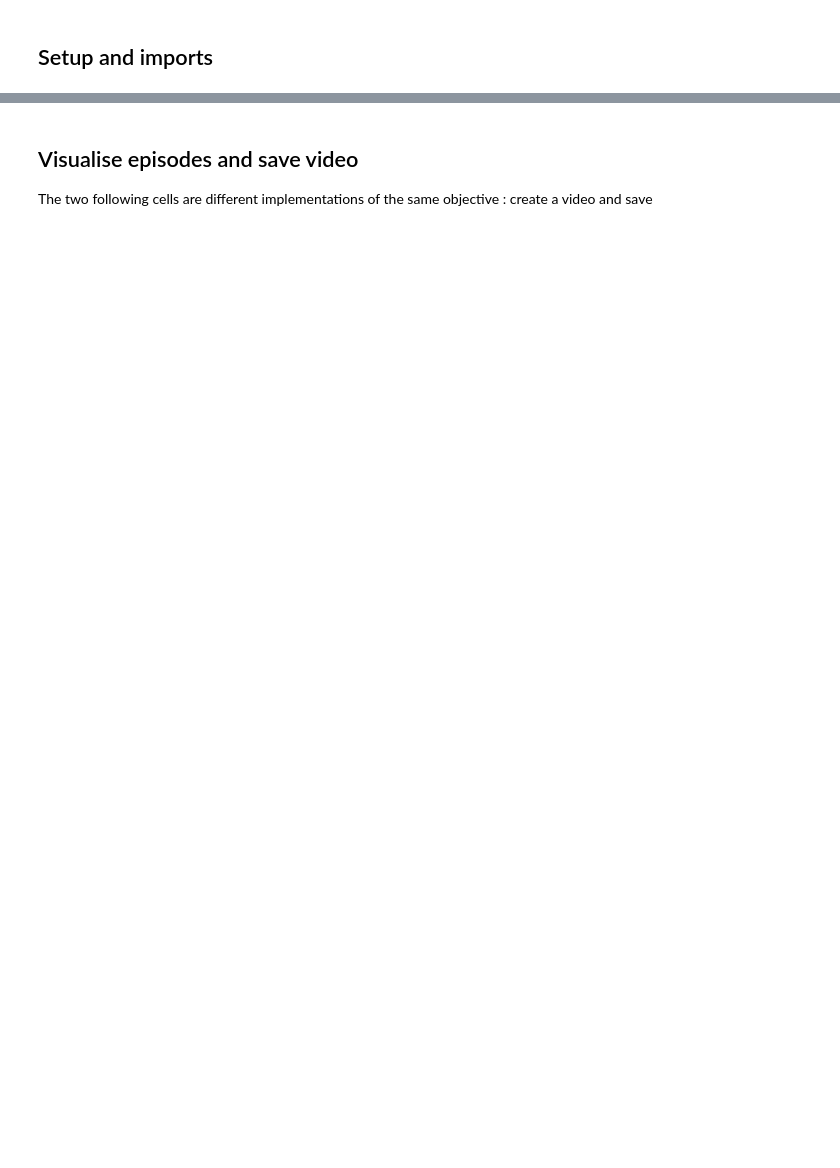
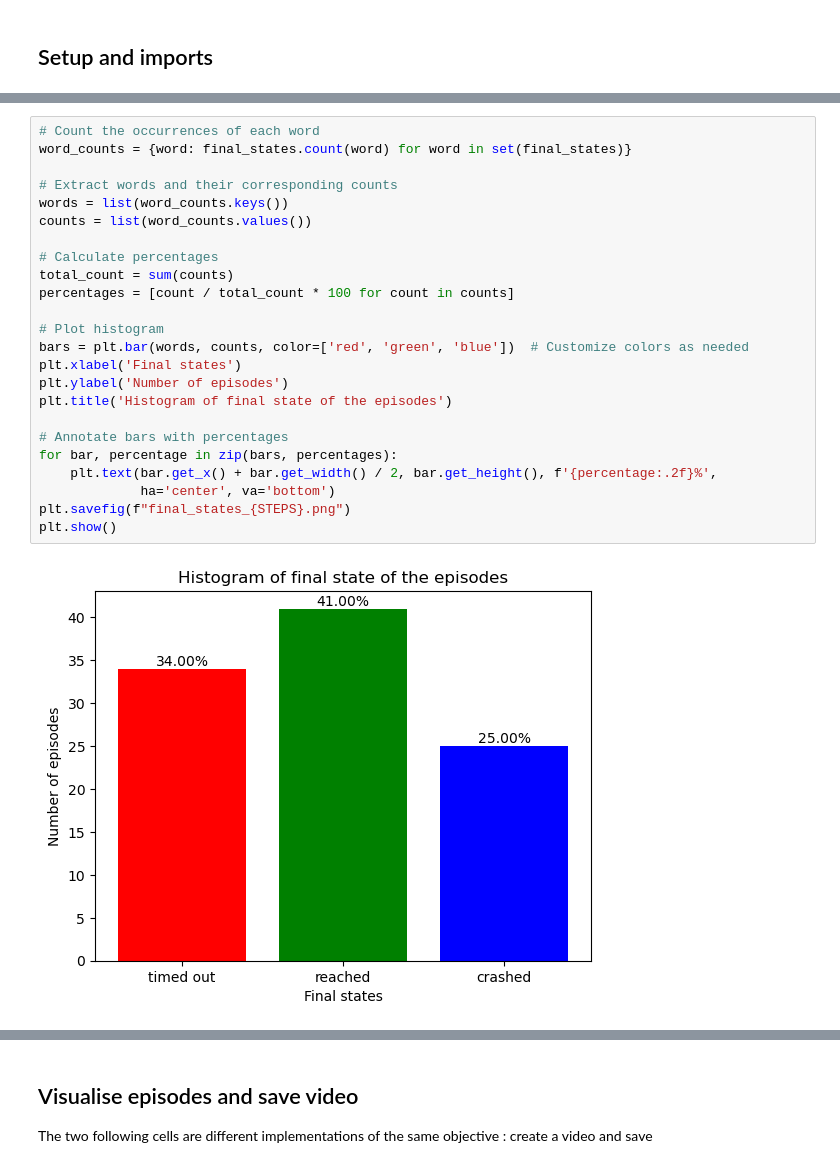
Before and after one commit to Wanadou/RL_project, a Jupyter notebook: parking/parking_stable_baselines.ipynb, the cells around one changed output, grey strips where cells are left out. Saved outputs shown, nothing was run; the diff lists cells and outputs as text; blank space fills up the shorter version.

```diff
--- a/parking/parking_stable_baselines.ipynb
+++ b/parking/parking_stable_baselines.ipynb
@@ -71,0 +150,26 @@ agent.learn(total_timesteps=int(STEPS))
+# %%
+# Count the occurrences of each word
+word_counts = {word: final_states.count(word) for word in set(final_states)}
+
+# Extract words and their corresponding counts
+words = list(word_counts.keys())
+counts = list(word_counts.values())
+
+# Calculate percentages
+total_count = sum(counts)
+percentages = [count / total_count * 100 for count in counts]
+
+# Plot histogram
+bars = plt.bar(words, counts, color=['red', 'green', 'blue'])  # Customize colors as needed
+plt.xlabel('Final states')
+plt.ylabel('Number of episodes')
+plt.title('Histogram of final state of the episodes')
+
+# Annotate bars with percentages
+for bar, percentage in zip(bars, percentages):
+    plt.text(bar.get_x() + bar.get_width() / 2, bar.get_height(), f'{percentage:.2f}%',
+             ha='center', va='bottom')
+plt.savefig(f"final_states_{STEPS}.png")
+plt.show()
+# %% [output]
+[figure, added]
```
Also changed, not shown: parts of 20 cells of this notebook, 37 other files.
